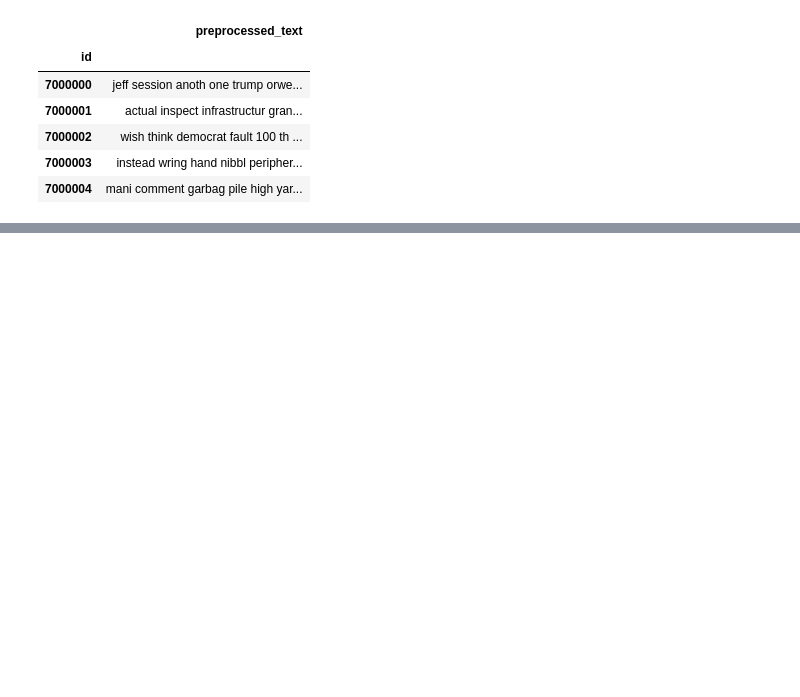
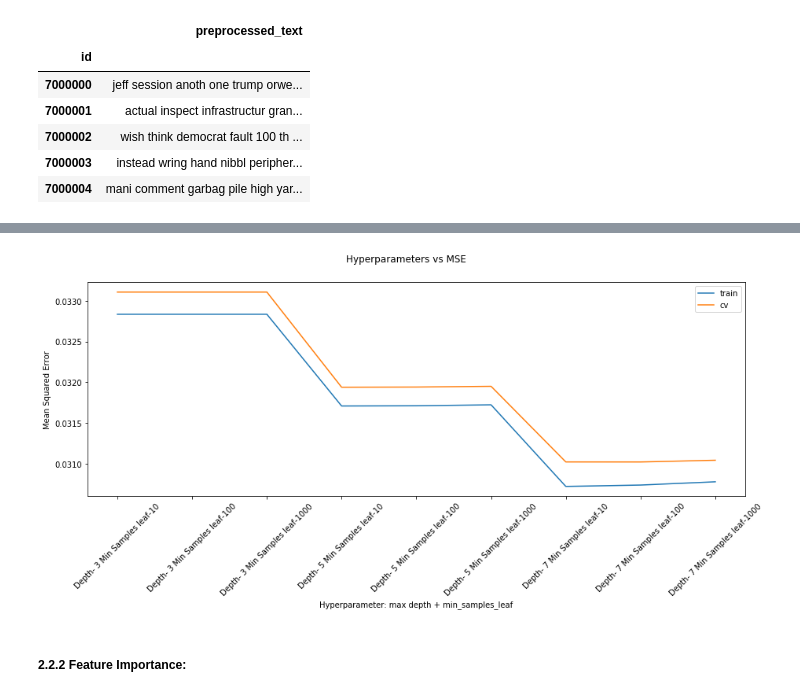
Before and after one commit to kkulkarnee/Text-classification, a Jupyter notebook: Toxicity_Classification.ipynb, the cells around one changed output, grey strips where cells are left out. Cells and saved outputs as stored; diff of their text form; code cells hidden in the pictures; blank space fills up the shorter version.

```diff
--- a/Toxicity_Classification.ipynb
+++ b/Toxicity_Classification.ipynb
@@ -652,0 +1053,32 @@ y_cv.to_pickle('y_cv.pkl')
+# %%
+# Performing hyperparameter tuning:
+max_depth = [3, 5, 7]
+min_samples = [10, 100, 1000]
+xticks = []
+tr_errors = []
+cv_errors = []
+best_model = None
+best_error = 100
+for d in max_depth:
+    for samp in min_samples:
+        xticks.append("Depth- " + str(d) + ' Min Samples leaf-' + str(samp))
+        print("Depth- " + str(d) + ' Min Samples leaf-' + str(samp) + " :")
+
+        model = DecisionTreeRegressor(max_depth=d, min_samples_leaf=samp)
+        model.fit(tfidf_train, y_train) # Train
+
+        preds = model.predict(tfidf_train) # Get predictions
+        err = mean_squared_error(y_train['target'], preds) # Calculate error on trainset
+        tr_errors.append(err)
+        print("Mean Squared Error on train set: ", err)
+
+        preds = model.predict(tfidf_cv) # Get predictions on CV set
+        err = mean_squared_error(y_cv['target'], preds) # Calculate error on cv set
+        cv_errors.append(err)
+        print("Mean Squared Error on cv set: ", err)
+
+        if err < best_error: # Get best model trained
+            best_error = err
+            best_model = model
+
+        print("*"*50)
@@ -652,0 +1103,14 @@ y_cv.to_pickle('y_cv.pkl')
+# %%
+plt.figure(figsize=(15,5))
+plt.suptitle("Hyperparameters vs MSE")
+plt.plot(range(len(max_depth) * len(min_samples)), tr_errors)
+plt.plot(range(len(max_depth) * len(min_samples)), cv_errors)
+plt.legend(['train', 'cv'])
+plt.xticks(range(len(max_depth) * len(min_samples)), xticks, rotation=45)
+plt.xlabel('Hyperparameter: max depth + min_samples_leaf')
+plt.ylabel('Mean Squared Error')
+plt.show()
+# %% [output]
+[figure, added]
+# %% [markdown]
+##### 2.2.2 Feature Importance:
```
Also changed, not shown: parts of 43 cells of this notebook.
